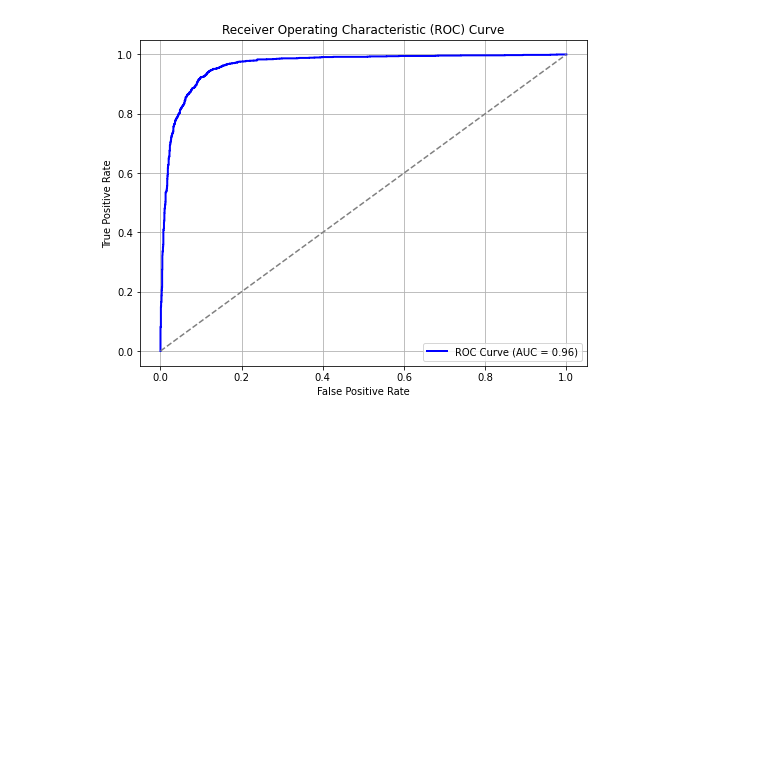
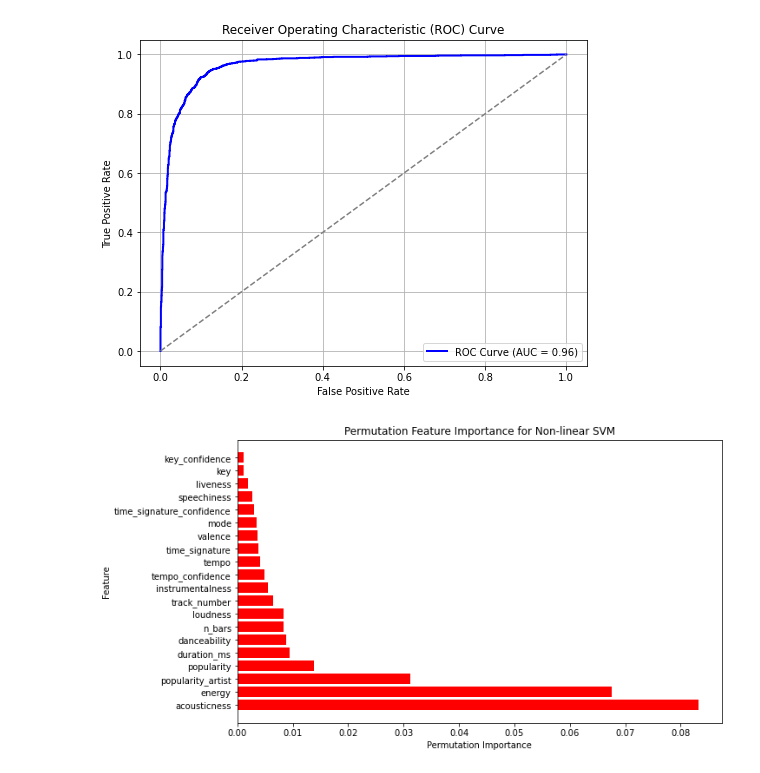
Before and after one commit to Bakko000/Data-Mining-2, a Jupyter notebook: advancedsvm.ipynb, the cells around one changed output. Drawn from its saved outputs; the diff is of its cells as text; code cells hidden in the pictures; blank space fills up the shorter version.

```diff
--- a/advancedsvm.ipynb
+++ b/advancedsvm.ipynb
@@ -309,18 +309,20 @@ plt.show()
 # %%
 from sklearn.inspection import permutation_importance
 
 # Calculate permutation importance
-perm_importance = permutation_importance(svm, X_test_norm, y_test, n_repeats=5, random_state=42)
+perm_importance = permutation_importance(svm, X_test_norm, y_test, n_repeats=10, random_state=42)
 
 # Get feature names
 feature_names = X_test.columns
 
 # Plot feature importance
 plt.figure(figsize=(10, 6))
 sorted_idx = perm_importance.importances_mean.argsort()
 plt.barh(feature_names[sorted_idx], perm_importance.importances_mean[sorted_idx], color='red')
 plt.xlabel('Permutation Importance')
 plt.ylabel('Feature')
 plt.title('Permutation Feature Importance for Non-linear SVM')
 plt.gca().invert_yaxis()  # Invert y-axis to display features with the highest importance at the top
 plt.show()
+# %% [output]
+[figure, added]
```
